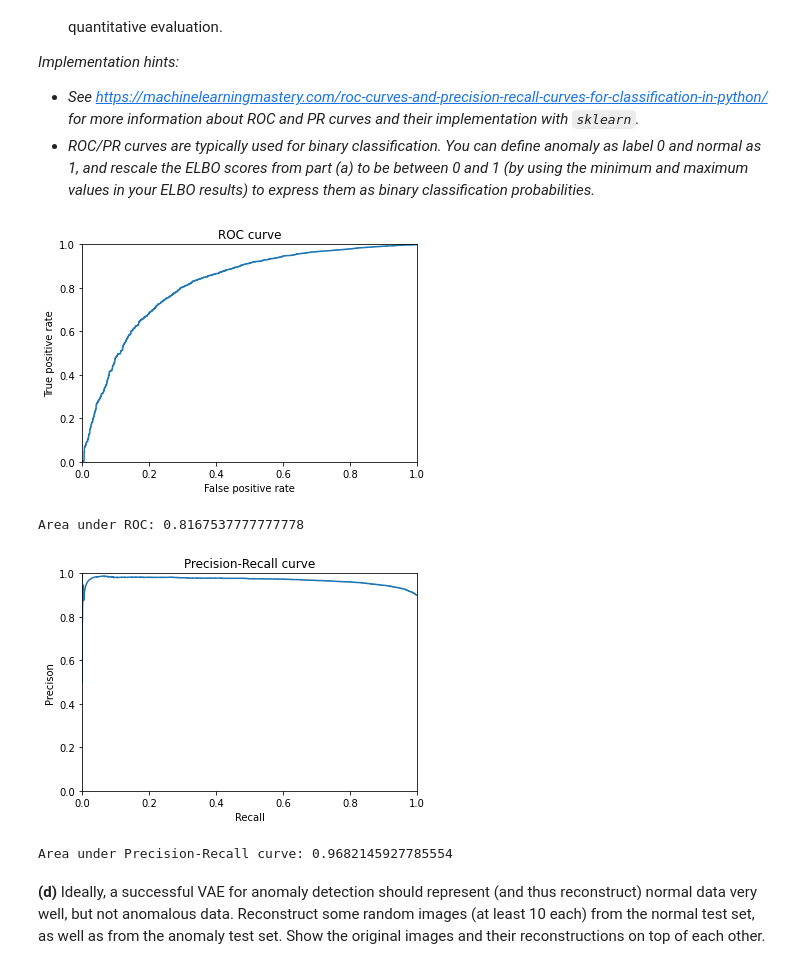
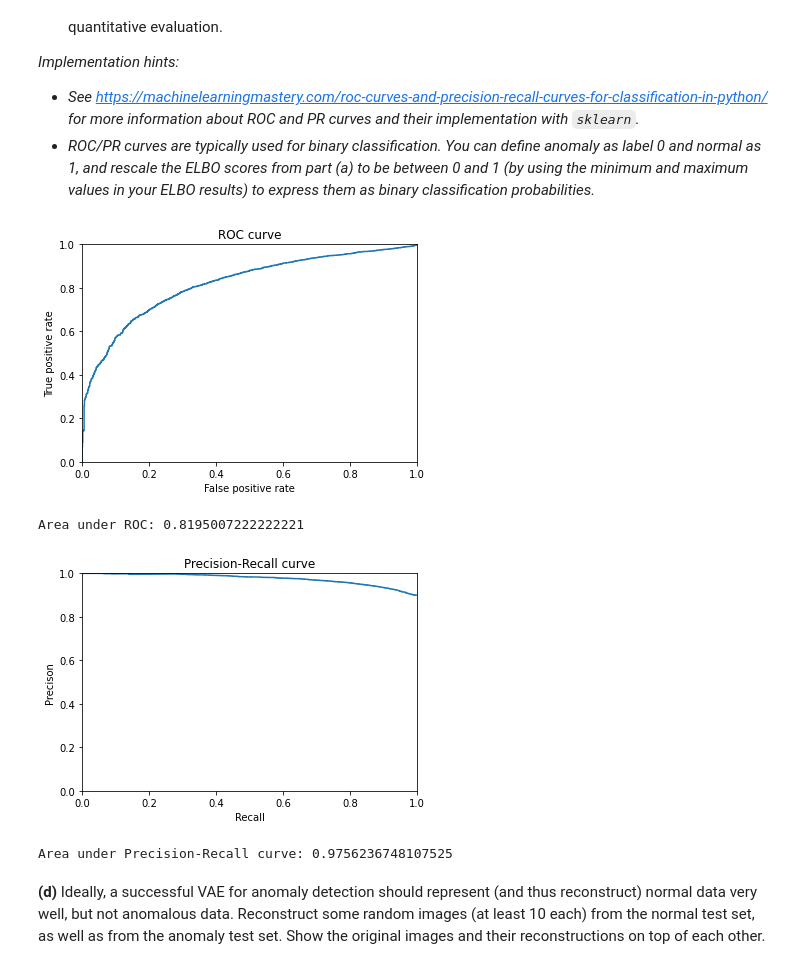
Before and after one commit to tommasobonomo/deeplearning-assignments, a Jupyter notebook: Assignment 4/Assignment_4.ipynb, the cells around one changed output. Drawn from its saved outputs; the diff is of its cells as text; code cells hidden in the pictures.

Commit message:
Fixed wrong scaling before ROC and PR curves
AUPRC: 0.97562
AUROC: 0.81950

```diff
--- a/Assignment 4/Assignment_4.ipynb
+++ b/Assignment 4/Assignment_4.ipynb
@@ -283,36 +283,38 @@ plt.show()
 * *ROC/PR curves are typically used for binary classification. You can define anomaly as label 0 and normal as 1, and rescale the ELBO scores from part (a) to be between 0 and 1 (by using the minimum and maximum values in your ELBO results) to express them as binary classification probabilities.*
 # %%
 #### INSERT CODE HERE ####
-scaled_normal_losses = (normal_test_losses - normal_test_losses.min()) / (normal_test_losses.max() - normal_test_losses.min())
-scaled_anomaly_losses = (anomaly_test_losses - anomaly_test_losses.min()) / (anomaly_test_losses.max() - anomaly_test_losses.min())
+losses_min = min(normal_test_losses.min(), anomaly_test_losses.min())
+losses_max = max(normal_test_losses.max(), anomaly_test_losses.max())
+scaled_normal_losses = (normal_test_losses - losses_min) / (losses_max - losses_min)
+scaled_anomaly_losses = (anomaly_test_losses - losses_min) / (losses_max - losses_min)
 
 y_true = np.concatenate((np.ones_like(normal_test_losses), np.zeros_like(anomaly_test_losses)))
 y_pred = np.concatenate((scaled_normal_losses, scaled_anomaly_losses))
 
 fpr, tpr, thresholds_roc = roc_curve(y_true, y_pred)
 plt.plot(fpr, tpr, scalex=False, scaley=False)
 plt.title("ROC curve")
 plt.xlabel("False positive rate")
 plt.ylabel("True positive rate")
 plt.show()
 
 auroc = auc(fpr, tpr)
 print(f"Area under ROC: {auroc}")
 
 precision, recall, thresholds_prc = precision_recall_curve(y_true, y_pred)
 plt.plot(recall, precision, scalex=False, scaley=False)
 plt.title("Precision-Recall curve")
 plt.xlabel("Recall")
 plt.ylabel("Precison")
 plt.show()
 
 auprc = auc(recall, precision)
 print(f"Area under Precision-Recall curve: {auprc}")
 # %% [output]
-[figure, old version]
+[figure, new version]
-Area under ROC: 0.8167537777777778
+Area under ROC: 0.8195007222222221
-[figure, old version]
+[figure, new version]
-Area under Precision-Recall curve: 0.9682145927785554
+Area under Precision-Recall curve: 0.9756236748107525
 # %% [markdown]
 **(d)** Ideally, a successful VAE for anomaly detection should represent (and thus reconstruct) normal data very well, but not anomalous data. Reconstruct some random images (at least 10 each) from the normal test set, as well as from the anomaly test set. Show the original images and their reconstructions on top of each other.
 # %%
```
